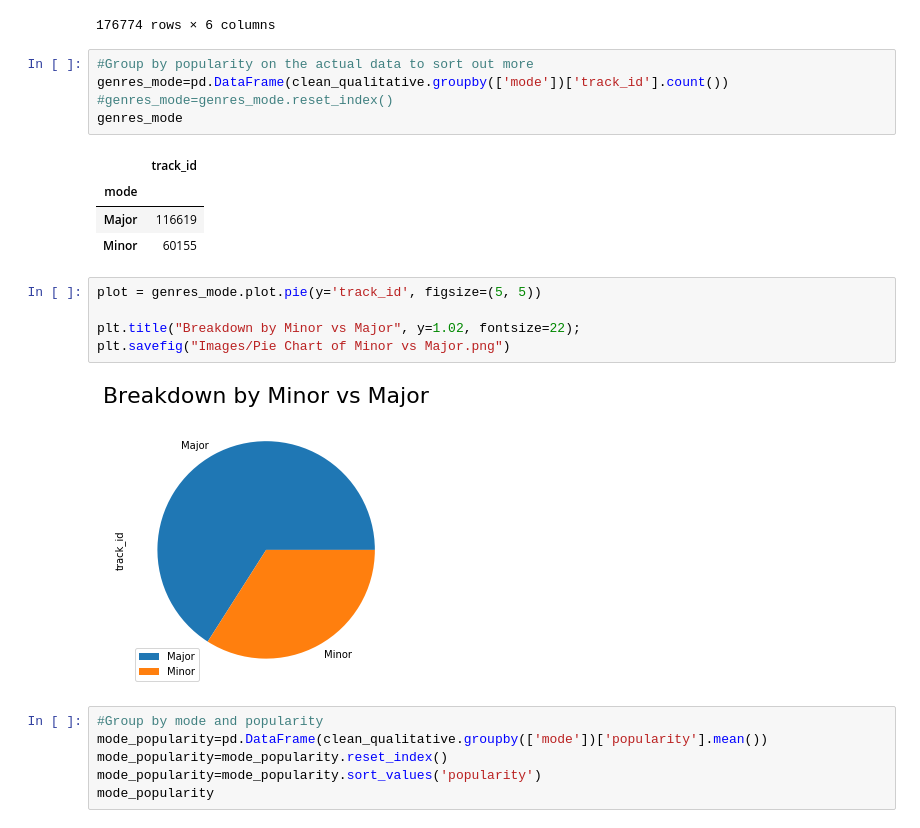
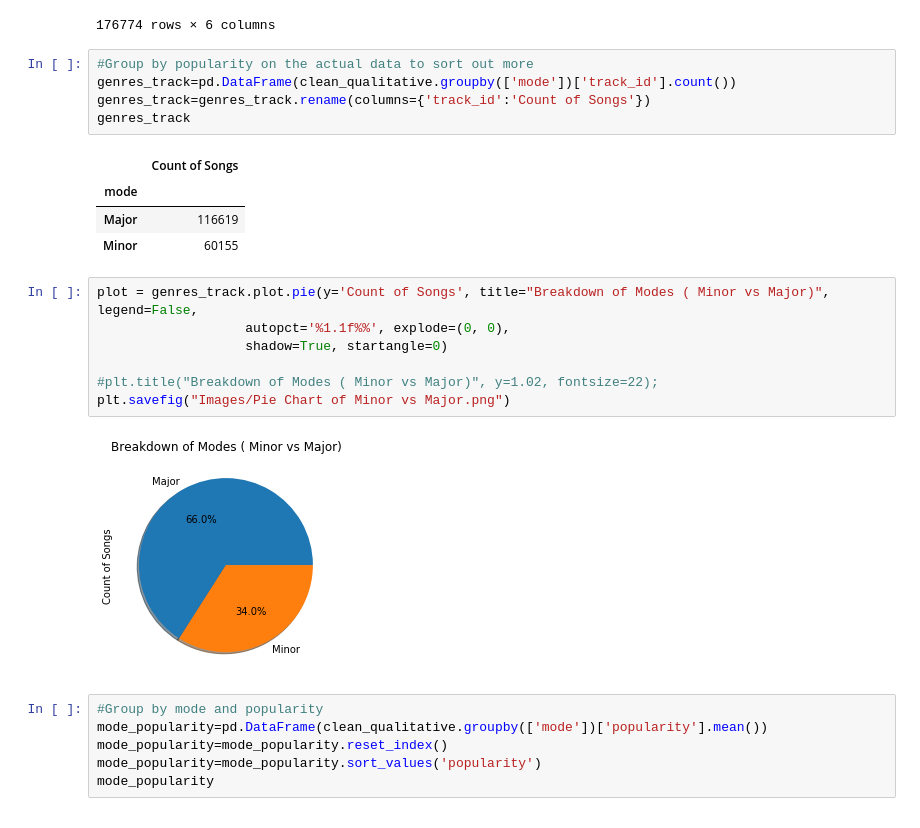
Before and after one commit to zsvorenova/Group_Three, a Jupyter notebook: Spotify_jill.ipynb, the cells around one changed output. Saved outputs shown, nothing was run; the diff lists cells and outputs as text.

Commit message:
cleaned and revised all the files

```diff
--- a/Spotify_jill.ipynb
+++ b/Spotify_jill.ipynb
@@ -605,21 +623,23 @@ clean_qualitative
 176774 rows × 6 columns
 # %%
 #Group by popularity on the actual data to sort out more
-genres_mode=pd.DataFrame(clean_qualitative.groupby(['mode'])['track_id'].count())
-#genres_mode=genres_mode.reset_index()
-genres_mode
+genres_track=pd.DataFrame(clean_qualitative.groupby(['mode'])['track_id'].count())
+genres_track=genres_track.rename(columns={'track_id':'Count of Songs'})
+genres_track
 # %% [output]
-|  | track_id |
+|  | Count of Songs |
 | mode |  |
 | Major | 116619 |
 | Minor | 60155 |
 # %%
-plot = genres_mode.plot.pie(y='track_id', figsize=(5, 5))
+plot = genres_track.plot.pie(y='Count of Songs', title="Breakdown of Modes ( Minor vs Major)", legend=False,
+                   autopct='%1.1f%%', explode=(0, 0),
+                   shadow=True, startangle=0)
 
-plt.title("Breakdown by Minor vs Major", y=1.02, fontsize=22);
+#plt.title("Breakdown of Modes ( Minor vs Major)", y=1.02, fontsize=22);
 plt.savefig("Images/Pie Chart of Minor vs Major.png")
 # %% [output]
-[figure, old version]
+[figure, new version]
 # %%
 #Group by mode and popularity
 mode_popularity=pd.DataFrame(clean_qualitative.groupby(['mode'])['popularity'].mean())
```
Also changed, not shown: parts of 34 cells of this notebook, 28 other files.
